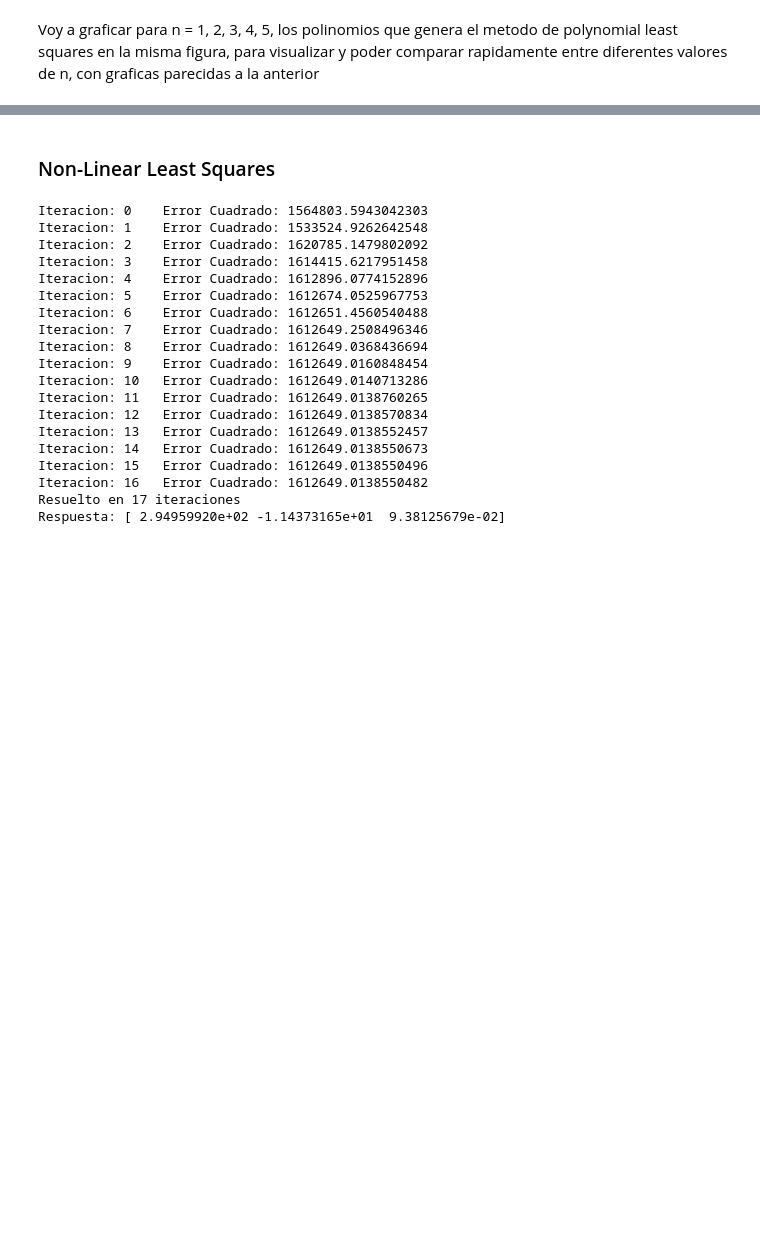
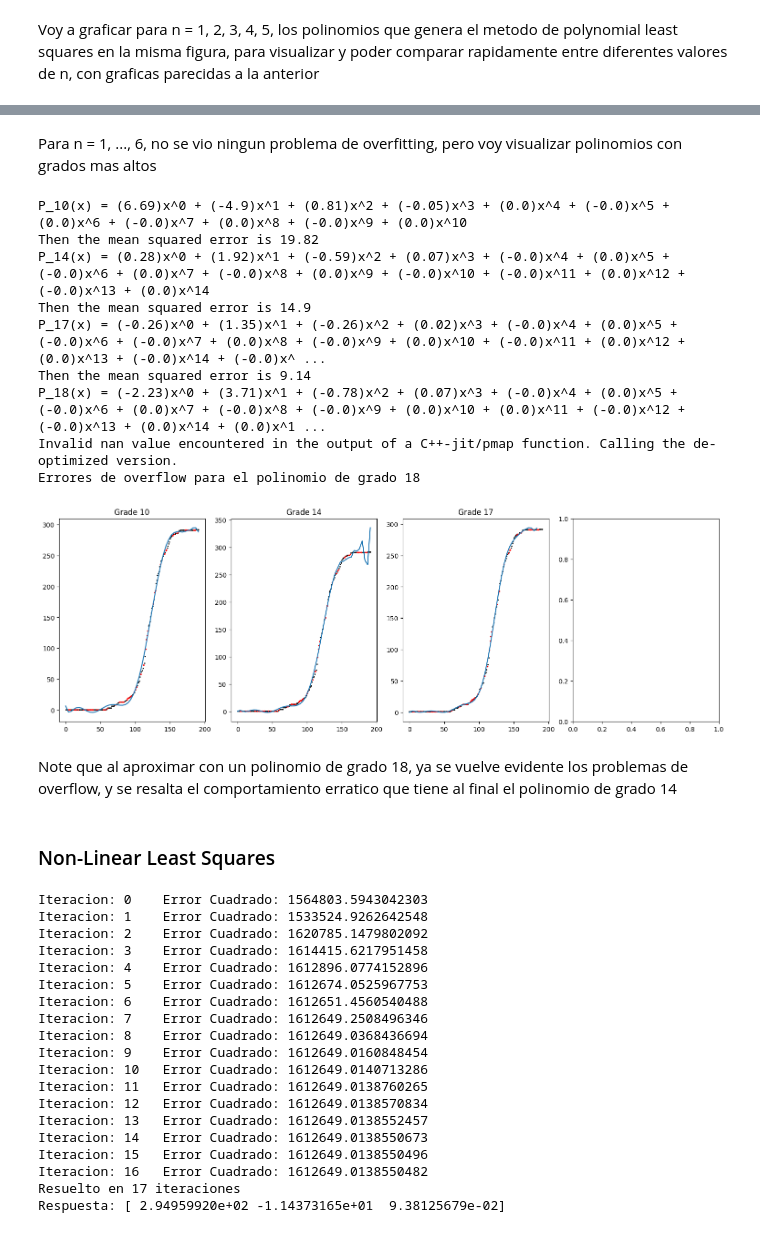
Before and after one commit to unalmedmathnum/Correa-Garcia-Lizcano-Velez, a Jupyter notebook: Tarea 2/least_squares.ipynb, the cells around one changed output, grey strips where cells are left out. Cells and saved outputs as stored; diff of their text form; code cells hidden in the pictures; blank space fills up the shorter version.

```diff
--- a/Tarea 2/least_squares.ipynb
+++ b/Tarea 2/least_squares.ipynb
@@ -282,3 +284,50 @@ Then the mean squared error is 72.29
+# %% [markdown]
+Para n = 1, ..., 6, no se vio ningun problema de overfitting, pero voy visualizar polinomios con grados mas altos
+# %%
+# Retrieve original data
+train_X = jnp.array(train_data['time'].values.astype(np.float64))
+train_Y = jnp.array(train_data['clin_signs'].values.astype(np.float64))
+
+test_X = jnp.array(test_data['time'].values.astype(np.float64))
+test_Y = jnp.array(test_data['clin_signs'].values.astype(np.float64))
+
+grades = [10, 14, 17, 18]
+m = len(grades)
+fig, axis = plt.subplots(1, m, figsize=(15, 5), constrained_layout=True) # This allows to do multiples plots in the same figure
+
+for n in range(1, m + 1):
+    try:
+        # Do predictions
+        x_pred = linspace(min(all_data["time"]), max(all_data["time"]))
+        y_pred =  polynomial_least_squares(train_X, train_Y, x_pred, grades[n - 1])
+
+        r = test_Y - polynomial_least_squares(train_X, train_Y, test_X, grades[n - 1], False)
+        squared_error = sum(ri*ri for ri in r)
+        mse = squared_error / len(test_Y)
+        print(f"Then the mean squared error is {round(mse, 2)}")
+
+        # Plot prediction n at the column n-1
+        axis[n - 1].scatter(train_X, train_Y, s=1, color="black", label = "train_data")
+        axis[n - 1].scatter(test_X, test_Y, s=2, color="red", label = "test_data")
+        axis[n - 1].plot(x_pred, y_pred, label = f"Grade {grades[n - 1]} Polynomial aproximation")
+        axis[n - 1].set_title(f"Grade {grades[n - 1]}")
+    except FloatingPointError:
+        print(f"Errores de overflow para el polinomio de grado {grades[n - 1]}")
+
+plt.show()
+# %% [output]
+P_10(x) = (6.69)x^0 + (-4.9)x^1 + (0.81)x^2 + (-0.05)x^3 + (0.0)x^4 + (-0.0)x^5 + (0.0)x^6 + (-0.0)x^7 + (0.0)x^8 + (-0.0)x^9 + (0.0)x^10
+Then the mean squared error is 19.82
+P_14(x) = (0.28)x^0 + (1.92)x^1 + (-0.59)x^2 + (0.07)x^3 + (-0.0)x^4 + (0.0)x^5 + (-0.0)x^6 + (0.0)x^7 + (-0.0)x^8 + (0.0)x^9 + (-0.0)x^10 + (-0.0)x^11 + (0.0)x^12 + (-0.0)x^13 + (0.0)x^14
+Then the mean squared error is 14.9
+P_17(x) = (-0.26)x^0 + (1.35)x^1 + (-0.26)x^2 + (0.02)x^3 + (-0.0)x^4 + (0.0)x^5 + (-0.0)x^6 + (-0.0)x^7 + (0.0)x^8 + (-0.0)x^9 + (0.0)x^10 + (-0.0)x^11 + (0.0)x^12 + (0.0)x^13 + (-0.0)x^14 + (-0.0)x^ ...
+Then the mean squared error is 9.14
+P_18(x) = (-2.23)x^0 + (3.71)x^1 + (-0.78)x^2 + (0.07)x^3 + (-0.0)x^4 + (0.0)x^5 + (-0.0)x^6 + (0.0)x^7 + (-0.0)x^8 + (-0.0)x^9 + (0.0)x^10 + (0.0)x^11 + (-0.0)x^12 + (-0.0)x^13 + (0.0)x^14 + (0.0)x^1 ...
+Invalid nan value encountered in the output of a C++-jit/pmap function. Calling the de-optimized version.
+Errores de overflow para el polinomio de grado 18
+[figure, added]
+# %% [markdown]
+Note que al aproximar con un polinomio de grado 18, ya se vuelve evidente los problemas de overflow, y se resalta el comportamiento erratico que tiene al final el polinomio de grado 14
 # %% [markdown]
 ### Non-Linear Least Squares
 # %%
```
Also changed, not shown: parts of 5 cells of this notebook.
